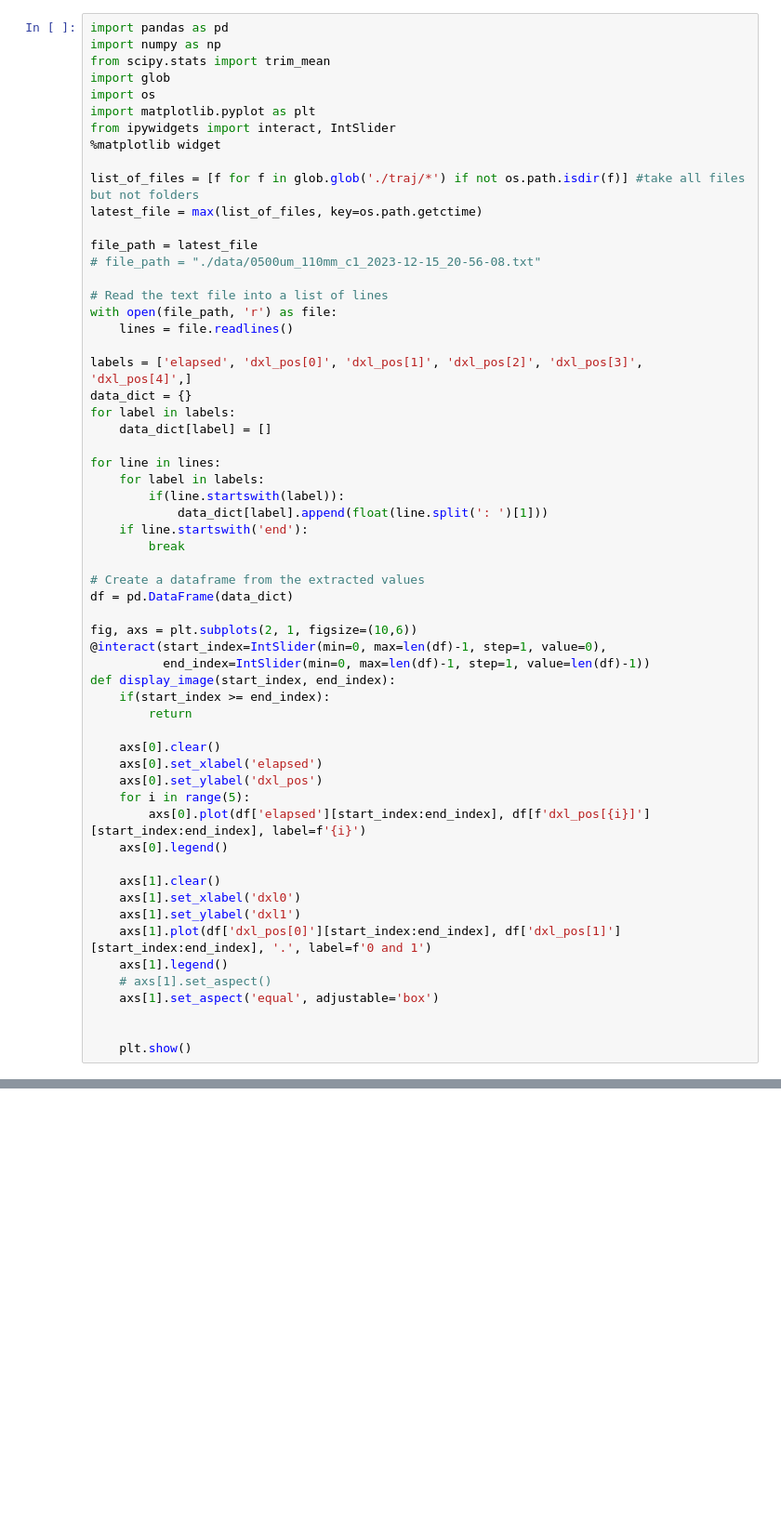
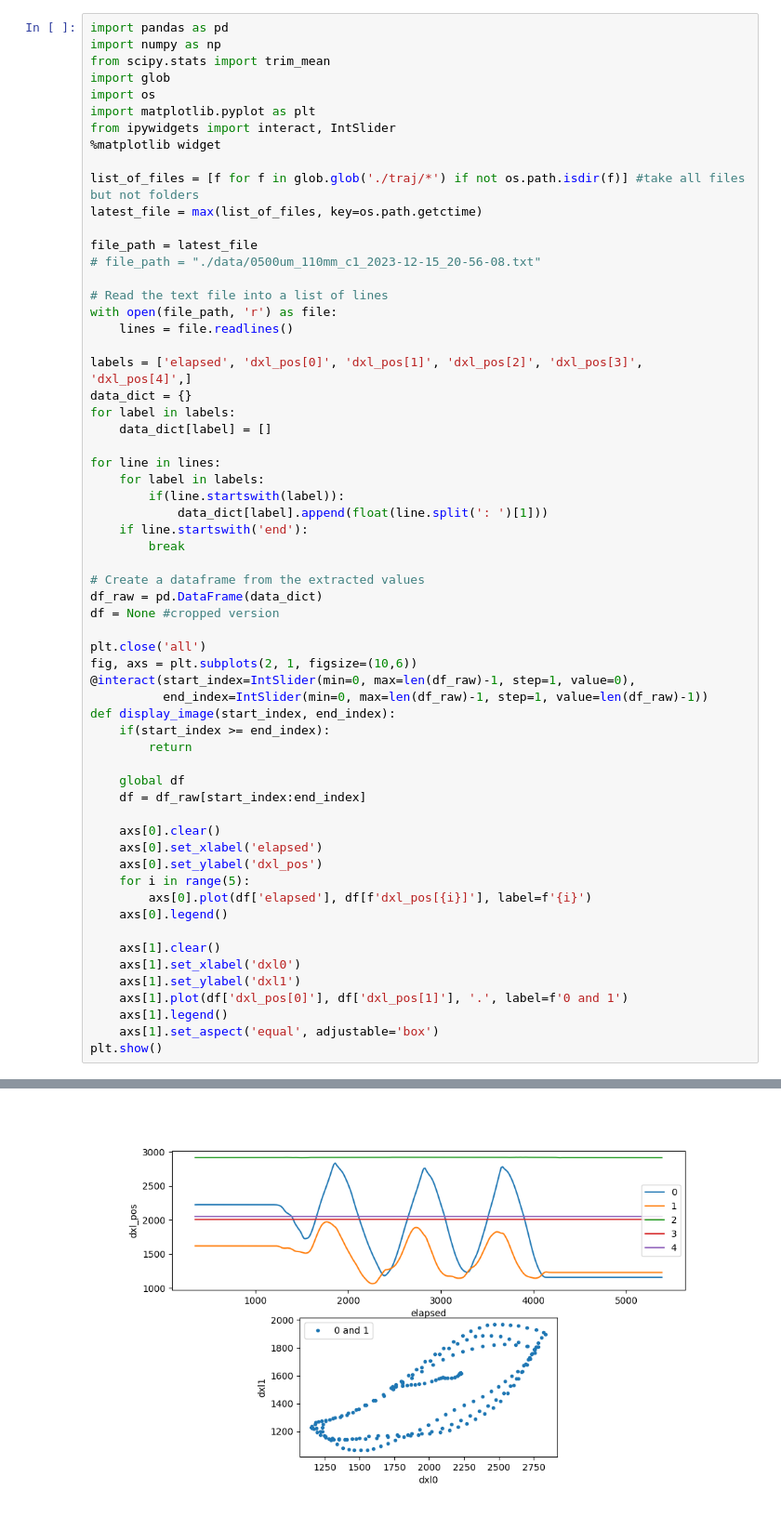
Before and after one commit to NovelMobileRobotsLab/pinto-squirrel, a Jupyter notebook: IK/traj.ipynb, the cells around one changed output, grey strips where cells are left out. Shown at 93% size. Saved outputs shown, nothing was run; the diff lists cells and outputs as text; blank space fills up the shorter version.

```diff
--- a/IK/traj.ipynb
+++ b/IK/traj.ipynb
@@ -23,39 +23,42 @@ data_dict = {}
 for label in labels:
     data_dict[label] = []
 
 for line in lines:
     for label in labels:
         if(line.startswith(label)):
             data_dict[label].append(float(line.split(': ')[1]))
     if line.startswith('end'):
         break
 
 # Create a dataframe from the extracted values
-df = pd.DataFrame(data_dict)
+df_raw = pd.DataFrame(data_dict)
+df = None #cropped version
 
+plt.close('all')
 fig, axs = plt.subplots(2, 1, figsize=(10,6))
-@interact(start_index=IntSlider(min=0, max=len(df)-1, step=1, value=0),
-          end_index=IntSlider(min=0, max=len(df)-1, step=1, value=len(df)-1))
+@interact(start_index=IntSlider(min=0, max=len(df_raw)-1, step=1, value=0),
+          end_index=IntSlider(min=0, max=len(df_raw)-1, step=1, value=len(df_raw)-1))
 def display_image(start_index, end_index):
     if(start_index >= end_index):
         return
+
+    global df
+    df = df_raw[start_index:end_index]
 
     axs[0].clear()
     axs[0].set_xlabel('elapsed')
     axs[0].set_ylabel('dxl_pos')
     for i in range(5):
-        axs[0].plot(df['elapsed'][start_index:end_index], df[f'dxl_pos[{i}]'][start_index:end_index], label=f'{i}')
+        axs[0].plot(df['elapsed'], df[f'dxl_pos[{i}]'], label=f'{i}')
     axs[0].legend()
 
     axs[1].clear()
     axs[1].set_xlabel('dxl0')
     axs[1].set_ylabel('dxl1')
-    axs[1].plot(df['dxl_pos[0]'][start_index:end_index], df['dxl_pos[1]'][start_index:end_index], '.', label=f'0 and 1')
+    axs[1].plot(df['dxl_pos[0]'], df['dxl_pos[1]'], '.', label=f'0 and 1')
     axs[1].legend()
-    # axs[1].set_aspect()
     axs[1].set_aspect('equal', adjustable='box')
-
-
-    plt.show()
+plt.show()
 # %% [output]
 interactive(children=(IntSlider(value=0, description='start_index', max=344), IntSlider(value=344, description…
+[figure, added]
```
Also changed, not shown: parts of 3 cells of this notebook.
